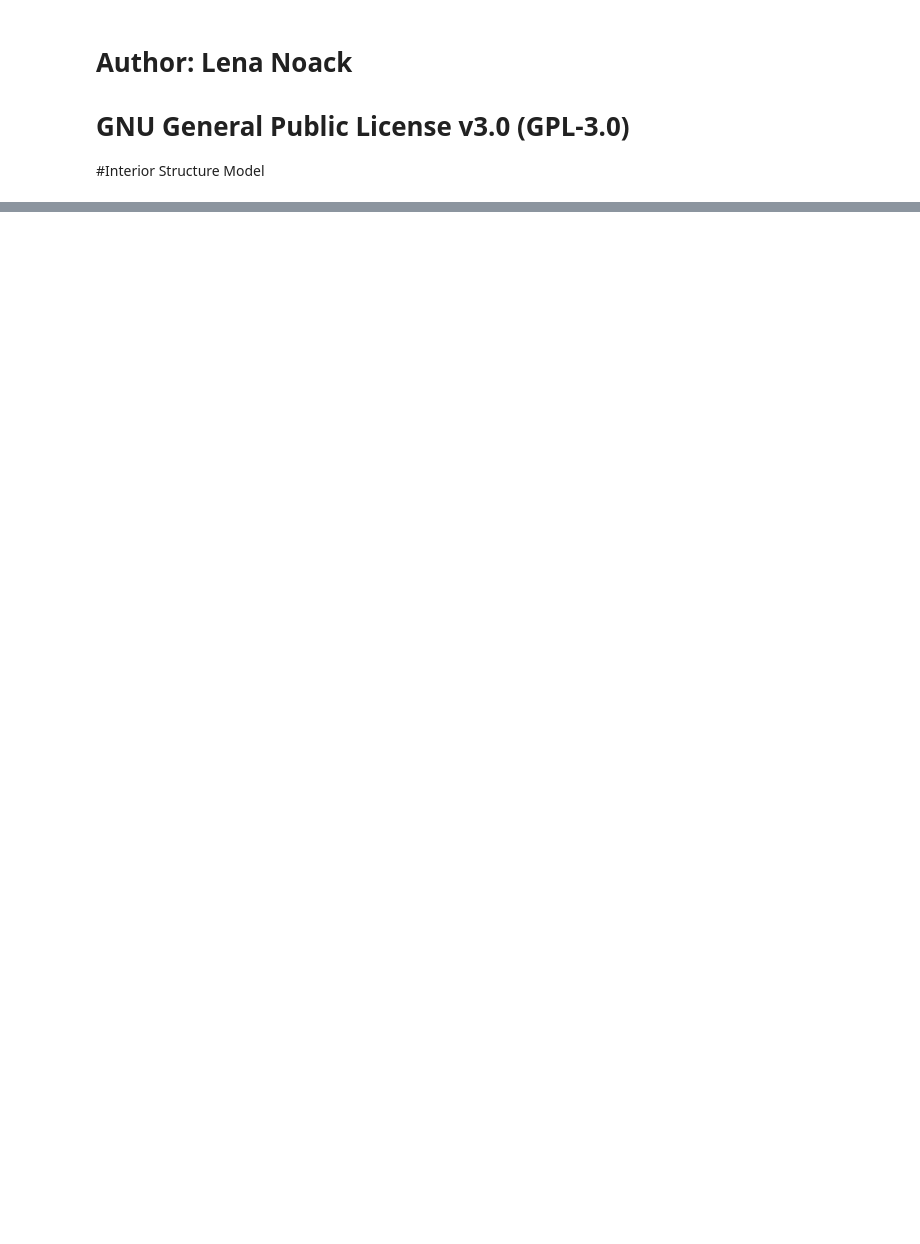
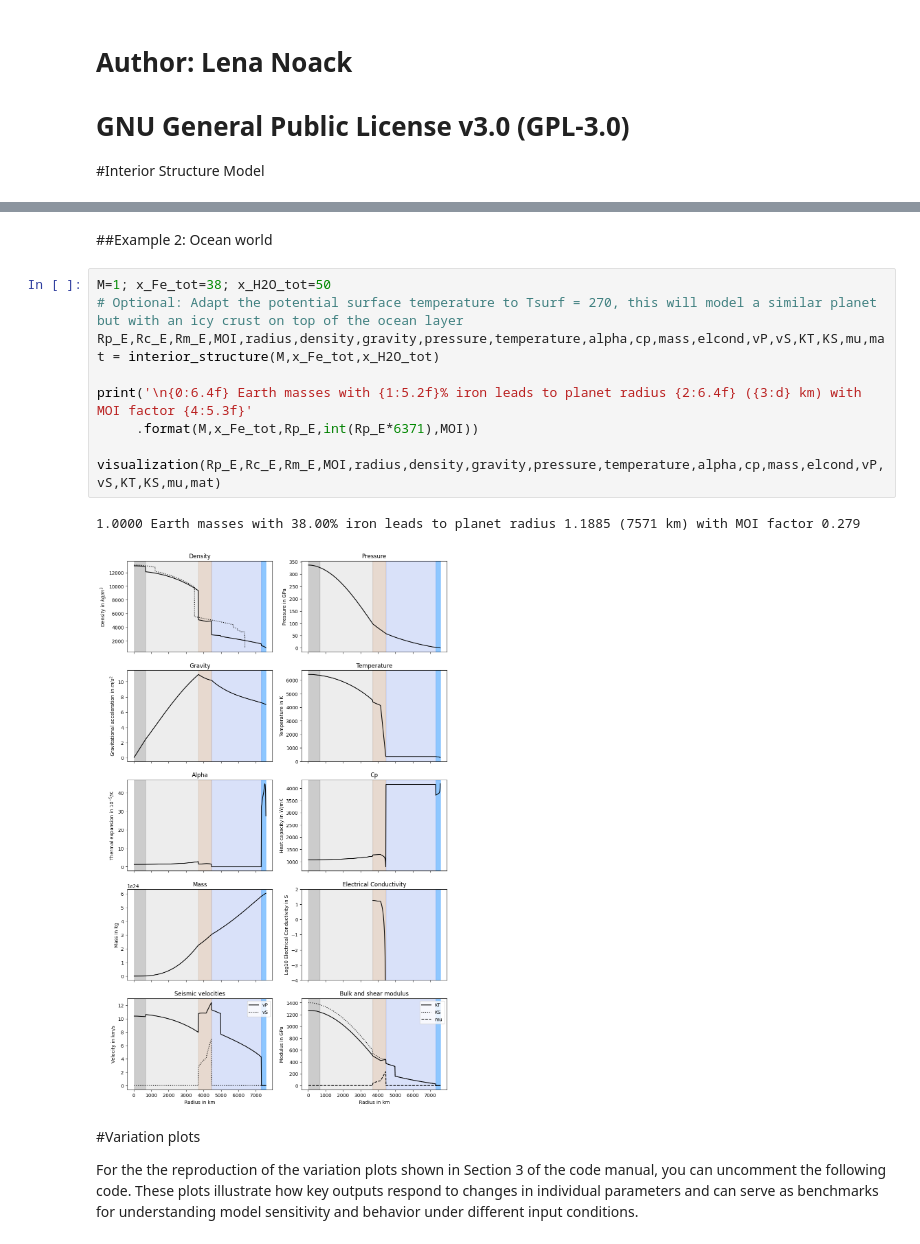
Before and after one commit to FUB-Planetary-Geodynamics/ROWS_Interior-Structure-Model, a Jupyter notebook: Interior_Structure.ipynb, the cells around one changed output, grey strips where cells are left out. Cells and saved outputs as stored; diff of their text form; blank space fills up the shorter version.

```diff
--- a/Interior_Structure.ipynb
+++ b/Interior_Structure.ipynb
@@ -565,0 +588,18 @@ for i in range(5):
+# %% [markdown]
+##Example 2: Ocean world
+# %%
+M=1; x_Fe_tot=38; x_H2O_tot=50
+# Optional: Adapt the potential surface temperature to Tsurf = 270, this will model a similar planet but with an icy crust on top of the ocean layer
+Rp_E,Rc_E,Rm_E,MOI,radius,density,gravity,pressure,temperature,alpha,cp,mass,elcond,vP,vS,KT,KS,mu,mat = interior_structure(M,x_Fe_tot,x_H2O_tot)
+
+print('\n{0:6.4f} Earth masses with {1:5.2f}% iron leads to planet radius {2:6.4f} ({3:d} km) with MOI factor {4:5.3f}'
+     .format(M,x_Fe_tot,Rp_E,int(Rp_E*6371),MOI))
+
+visualization(Rp_E,Rc_E,Rm_E,MOI,radius,density,gravity,pressure,temperature,alpha,cp,mass,elcond,vP,vS,KT,KS,mu,mat)
+# %% [output]
+1.0000 Earth masses with 38.00% iron leads to planet radius 1.1885 (7571 km) with MOI factor 0.279
+[figure, added]
+# %% [markdown]
+#Variation plots
+
+For the the reproduction of the variation plots shown in Section 3 of the code manual, you can uncomment the following code. These plots illustrate how key outputs respond to changes in individual parameters and can serve as benchmarks for understanding model sensitivity and behavior under different input conditions.
```
Also changed, not shown: parts of 19 cells of this notebook.
